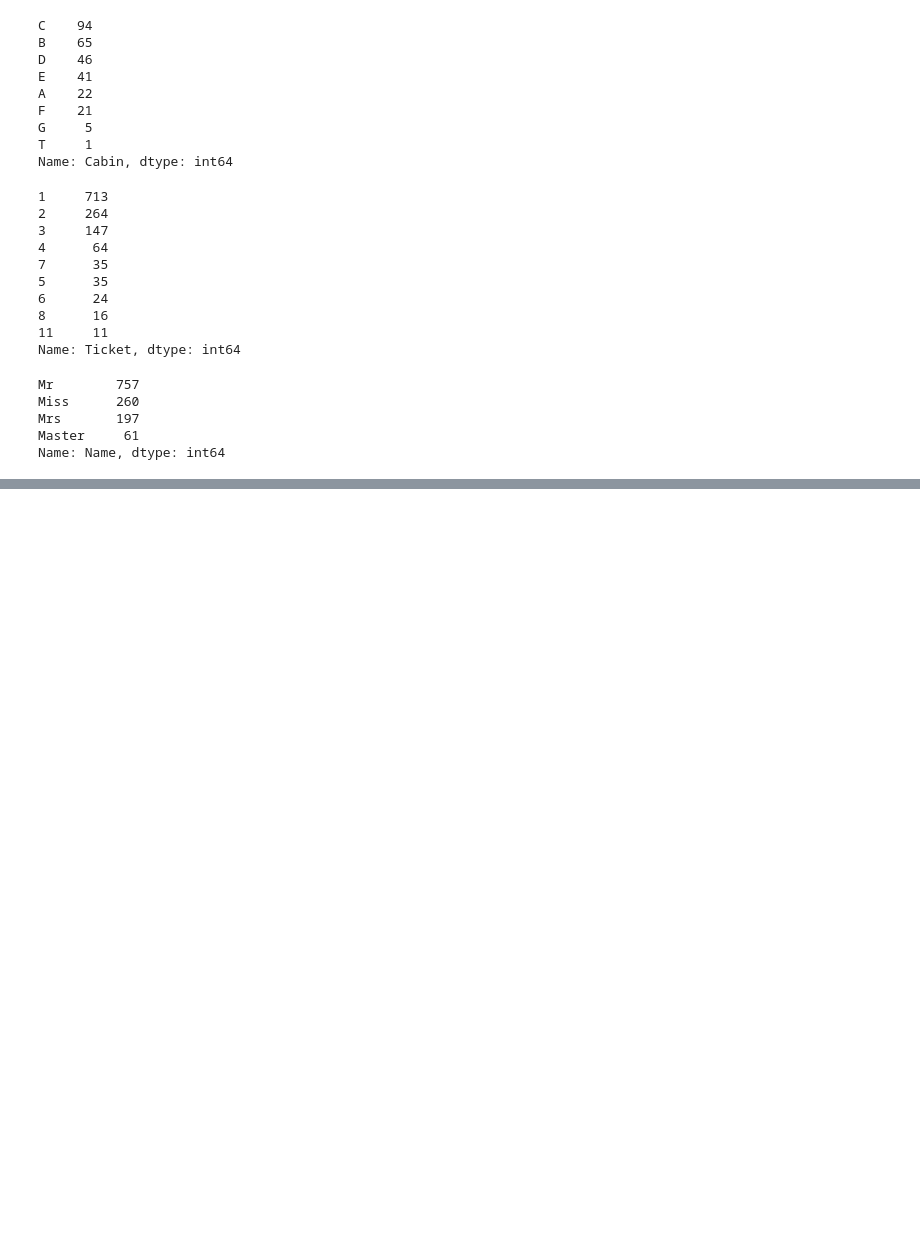
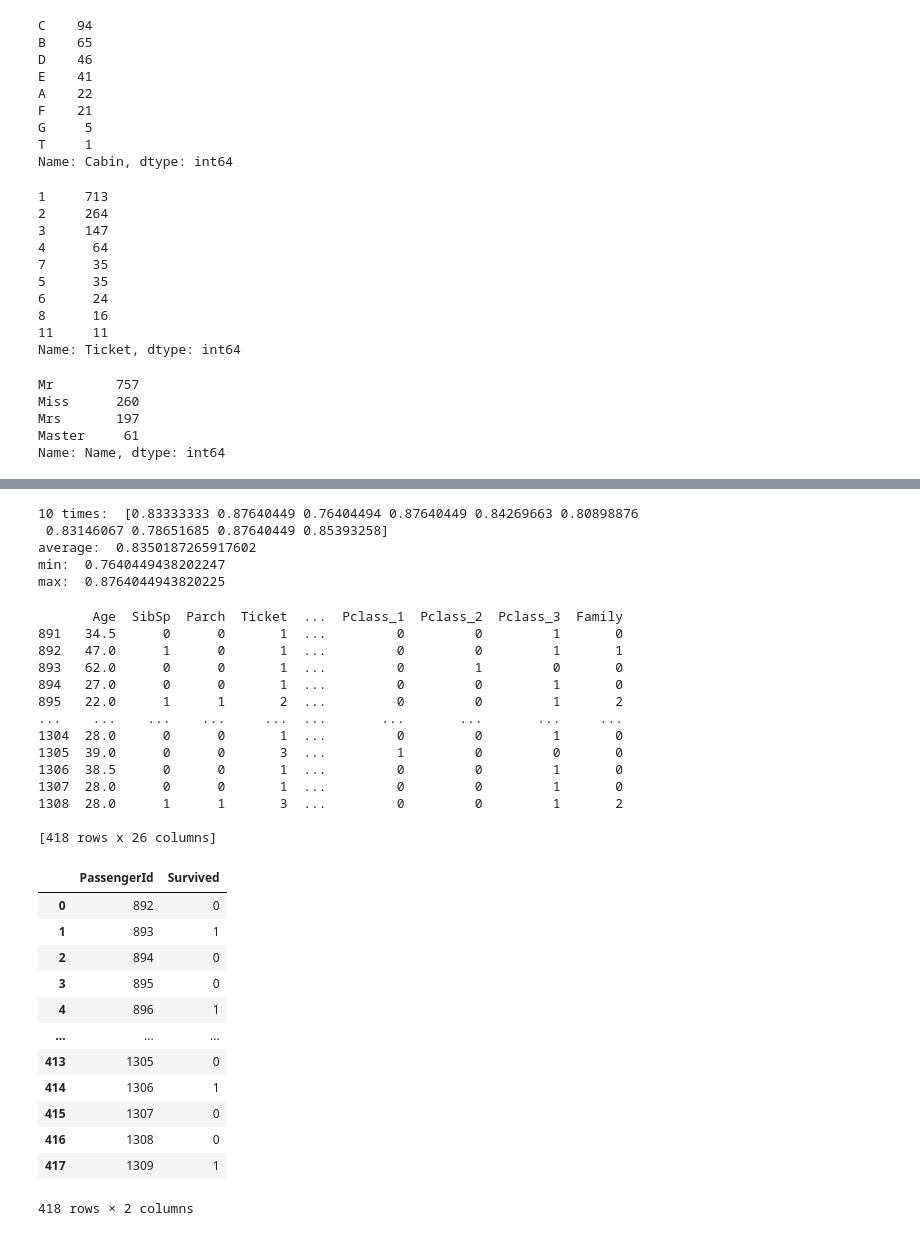
Before and after one commit to HJ-Kurt-Su/ml-train, a Jupyter notebook: titanic.ipynb, the cells around one changed output, grey strips where cells are left out. Saved outputs shown, nothing was run; the diff lists cells and outputs as text; code cells hidden in the pictures; blank space fills up the shorter version.

```diff
--- a/titanic.ipynb
+++ b/titanic.ipynb
@@ -155,0 +140,3 @@ datas
+# %%
+datas["Family"] = datas["SibSp"] + datas["Parch"]
+datas
@@ -155,0 +157,20 @@ datas
+# %%
+# Pandas 選取列: iloc(列編號)[通常 0, 1, 2...], loc(列標籤)[可任意定]
+# df.iloc -> [1,st, 2nd....]
+
+x_train = datas.iloc[:len(train_df)]
+x_test = datas.iloc[len(train_df):]
+y_train = train_df["Survived"]
+# %%
+from sklearn.ensemble import RandomForestClassifier
+from sklearn.model_selection import GridSearchCV
+clf = RandomForestClassifier()
+params = {
+    "max_depth": [6],
+    "n_estimators": range(20, 100)
+}
+
+cv = GridSearchCV(clf, params, cv=10, n_jobs=-1)
+cv.fit(x_train, y_train)
+print(cv.best_score_)
+print(cv.best_params_)
@@ -155,0 +180,55 @@ datas
+# %%
+import numpy as np
+from sklearn.model_selection import cross_val_score
+
+clf = RandomForestClassifier(n_estimators=73, max_depth=5)
+scores = cross_val_score(clf, x_train, y_train, cv=10, n_jobs=-1)
+print("10 times: ", scores)
+print("average: ", np.average(scores))
+print("min: ", np.min(scores))
+print("max: ", np.max(scores))
+# %% [output]
+10 times:  [0.83333333 0.87640449 0.76404494 0.87640449 0.84269663 0.80898876
+ 0.83146067 0.78651685 0.87640449 0.85393258]
+average:  0.8350187265917602
+min:  0.7640449438202247
+max:  0.8764044943820225
+# %%
+clf = RandomForestClassifier(n_estimators=73, max_depth=5)
+clf.fit(x_train, y_train)
+print(x_test)
+pre = clf.predict(x_test)
+result = pd.DataFrame({
+    "PassengerId": test_df["PassengerId"],
+    "Survived": pre
+})
+result.to_csv("radomforest.csv", encoding="utf-8", index=False)
+result
+# %% [output]
+       Age  SibSp  Parch  Ticket  ...  Pclass_1  Pclass_2  Pclass_3  Family
+891   34.5      0      0       1  ...         0         0         1       0
+892   47.0      1      0       1  ...         0         0         1       1
+893   62.0      0      0       1  ...         0         1         0       0
+894   27.0      0      0       1  ...         0         0         1       0
+895   22.0      1      1       2  ...         0         0         1       2
+...    ...    ...    ...     ...  ...       ...       ...       ...     ...
+1304  28.0      0      0       1  ...         0         0         1       0
+1305  39.0      0      0       3  ...         1         0         0       0
+1306  38.5      0      0       1  ...         0         0         1       0
+1307  28.0      0      0       1  ...         0         0         1       0
+1308  28.0      1      1       3  ...         0         0         1       2
+
+[418 rows x 26 columns]
+|  | PassengerId | Survived |
+| 0 | 892 | 0 |
+| 1 | 893 | 1 |
+| 2 | 894 | 0 |
+| 3 | 895 | 0 |
+| 4 | 896 | 1 |
+| ... | ... | ... |
+| 413 | 1305 | 0 |
+| 414 | 1306 | 1 |
+| 415 | 1307 | 0 |
+| 416 | 1308 | 0 |
+| 417 | 1309 | 1 |
+418 rows × 2 columns
```
Also changed, not shown: parts of 5 cells of this notebook.
